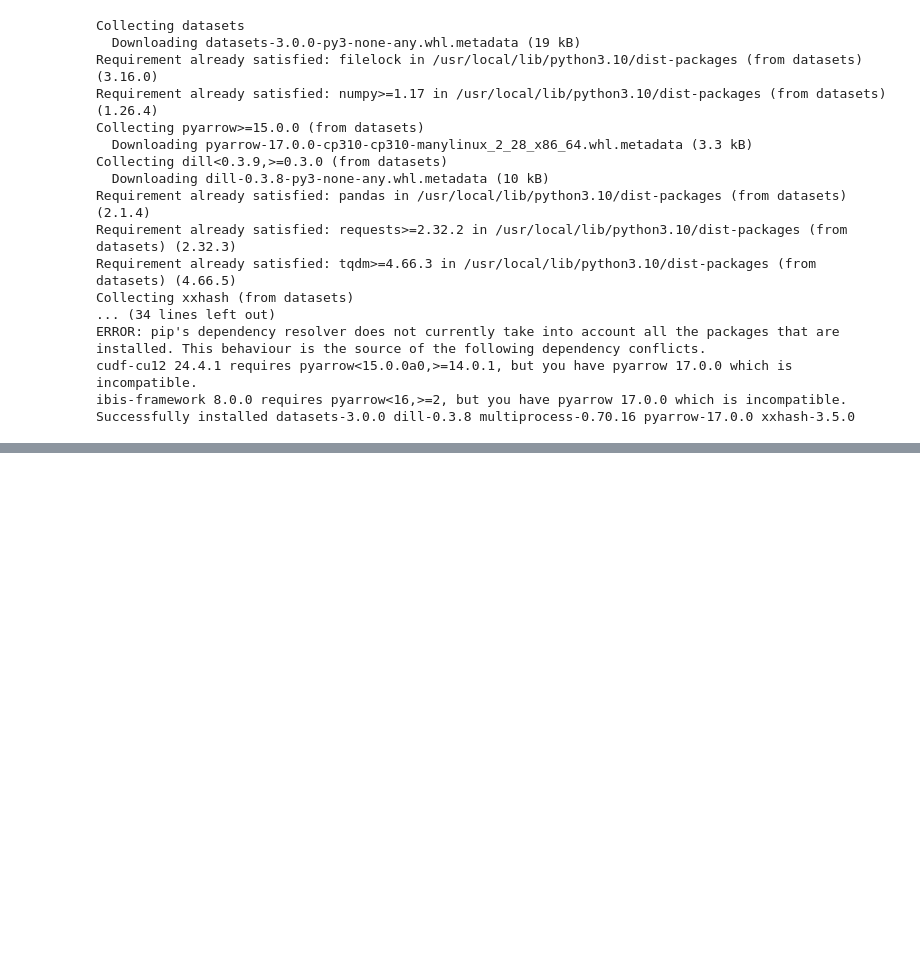
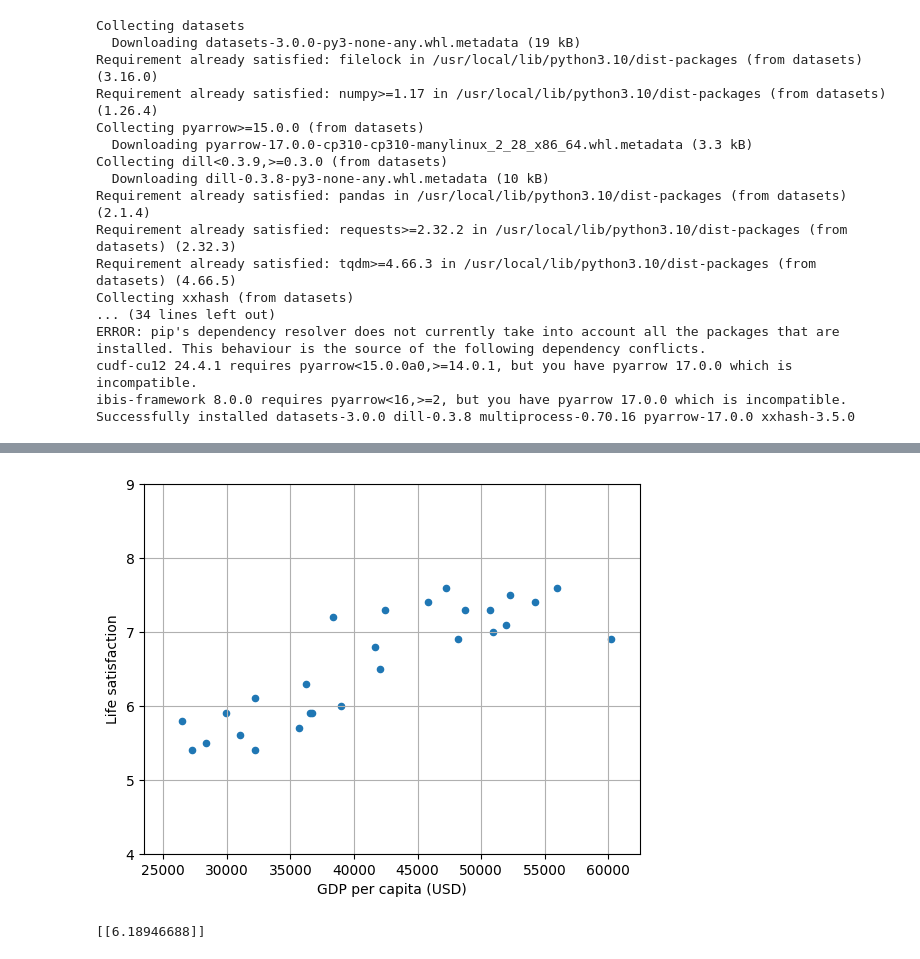
Before and after one commit to 1di0t/BigData_2, a Jupyter notebook: DataCollection.ipynb, the cells around one changed output, grey strips where cells are left out. Cells and saved outputs as stored; diff of their text form; code cells hidden in the pictures; blank space fills up the shorter version.

```diff
--- a/DataCollection.ipynb
+++ b/DataCollection.ipynb
@@ -125,0 +202,21 @@ urllib.request.urlretrieve(url,'daelim.png')
+# %%
+lifesat = pd.read_csv("https://github.com/ageron/data/raw/main/lifesat/lifesat.csv")
+
+X = lifesat[["GDP per capita (USD)"]].values
+y = lifesat[["Life satisfaction"]].values
+
+# Visualize the data
+lifesat.plot(kind='scatter', grid=True,x="GDP per capita (USD)", y="Life satisfaction")
+plt.axis([23_500, 62_500, 4, 9])
+plt.show()
+
+# Select a linear model
+model = LinearRegressionModel() # Train the model by custom model
+model.fit(X, y)
+
+# Make a prediction for Cyprus
+X_new = [[36_000.2]]
+print(model.predict(X_new))
+# %% [output]
+[figure, added]
+[[6.18946688]]
```
Also changed, not shown: parts of 10 cells of this notebook.
